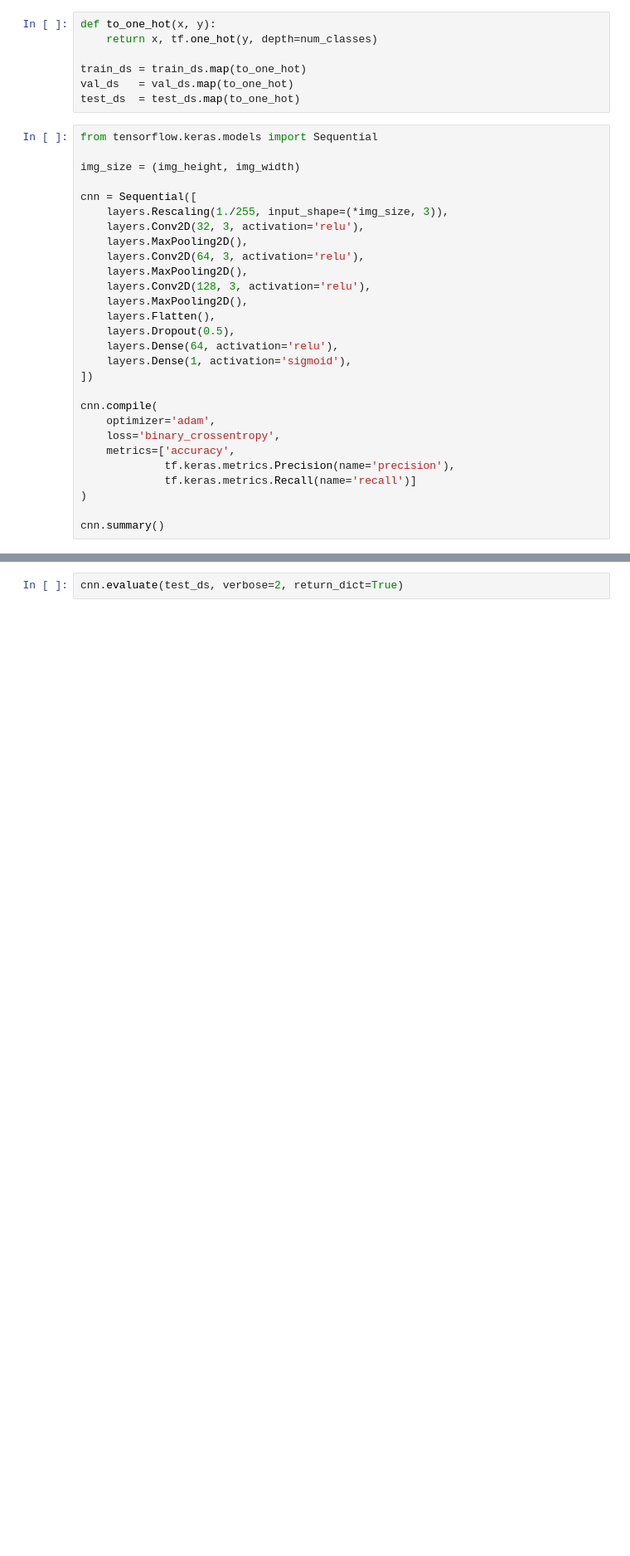
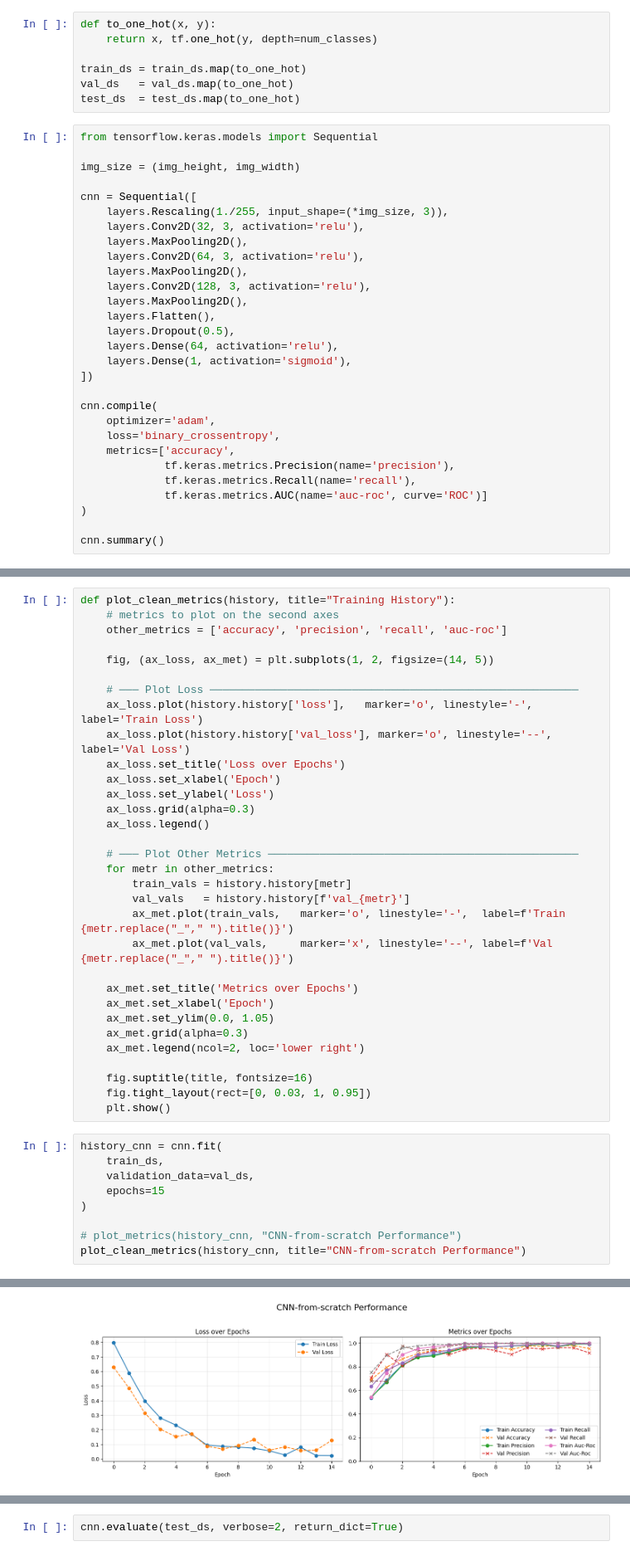
Before and after one commit to arvinfatemi/QAz5YPD3BIEbZXAx, a Jupyter notebook: monreader.ipynb, the cells around one changed output, grey strips where cells are left out. Shown at 83% size. Saved outputs shown, nothing was run; the diff lists cells and outputs as text; blank space fills up the shorter version.

```diff
--- a/monreader.ipynb
+++ b/monreader.ipynb
@@ -152,7 +166,8 @@ cnn.compile(
     loss='binary_crossentropy',
     metrics=['accuracy',
              tf.keras.metrics.Precision(name='precision'),
-             tf.keras.metrics.Recall(name='recall')]
+             tf.keras.metrics.Recall(name='recall'),
+             tf.keras.metrics.AUC(name='auc-roc', curve='ROC')]
 )
 
 cnn.summary()
@@ -220,0 +219,42 @@ Epoch 15/15
+# %%
+def plot_clean_metrics(history, title="Training History"):
+    # metrics to plot on the second axes
+    other_metrics = ['accuracy', 'precision', 'recall', 'auc-roc']
+
+    fig, (ax_loss, ax_met) = plt.subplots(1, 2, figsize=(14, 5))
+
+    # ─── Plot Loss ─────────────────────────────────────────────────────────
+    ax_loss.plot(history.history['loss'],   marker='o', linestyle='-',  label='Train Loss')
+    ax_loss.plot(history.history['val_loss'], marker='o', linestyle='--', label='Val Loss')
+    ax_loss.set_title('Loss over Epochs')
+    ax_loss.set_xlabel('Epoch')
+    ax_loss.set_ylabel('Loss')
+    ax_loss.grid(alpha=0.3)
+    ax_loss.legend()
+
+    # ─── Plot Other Metrics ────────────────────────────────────────────────
+    for metr in other_metrics:
+        train_vals = history.history[metr]
+        val_vals   = history.history[f'val_{metr}']
+        ax_met.plot(train_vals,   marker='o', linestyle='-',  label=f'Train {metr.replace("_"," ").title()}')
+        ax_met.plot(val_vals,     marker='x', linestyle='--', label=f'Val {metr.replace("_"," ").title()}')
+
+    ax_met.set_title('Metrics over Epochs')
+    ax_met.set_xlabel('Epoch')
+    ax_met.set_ylim(0.0, 1.05)
+    ax_met.grid(alpha=0.3)
+    ax_met.legend(ncol=2, loc='lower right')
+
+    fig.suptitle(title, fontsize=16)
+    fig.tight_layout(rect=[0, 0.03, 1, 0.95])
+    plt.show()
+# %%
+history_cnn = cnn.fit(
+    train_ds,
+    validation_data=val_ds,
+    epochs=15
+)
+
+# plot_metrics(history_cnn, "CNN-from-scratch Performance")
+plot_clean_metrics(history_cnn, title="CNN-from-scratch Performance")
+# %% [output]
@@ -220,0 +286 @@ Epoch 15/15
+[figure, added]
```
Also changed, not shown: parts of 12 cells of this notebook.
